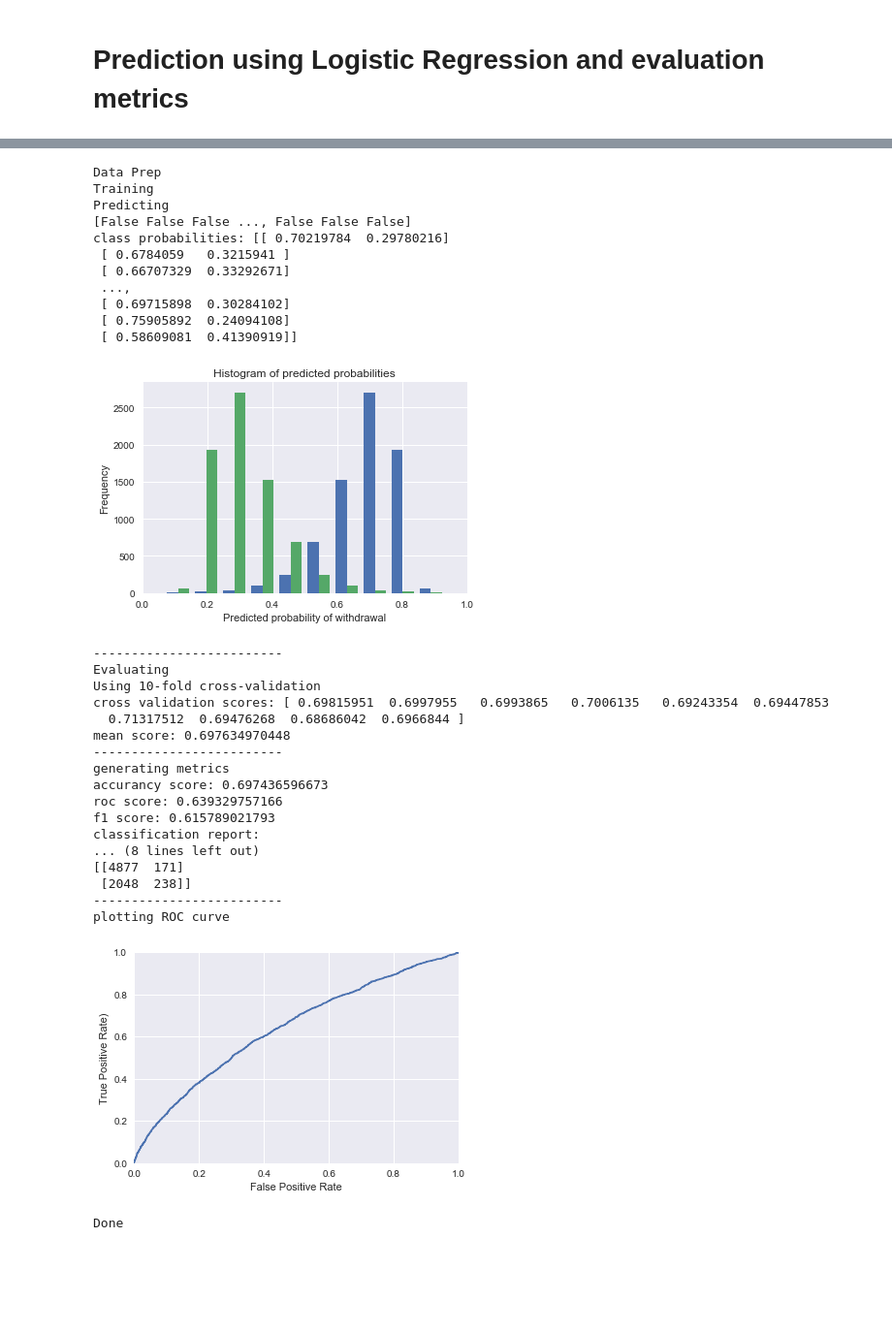
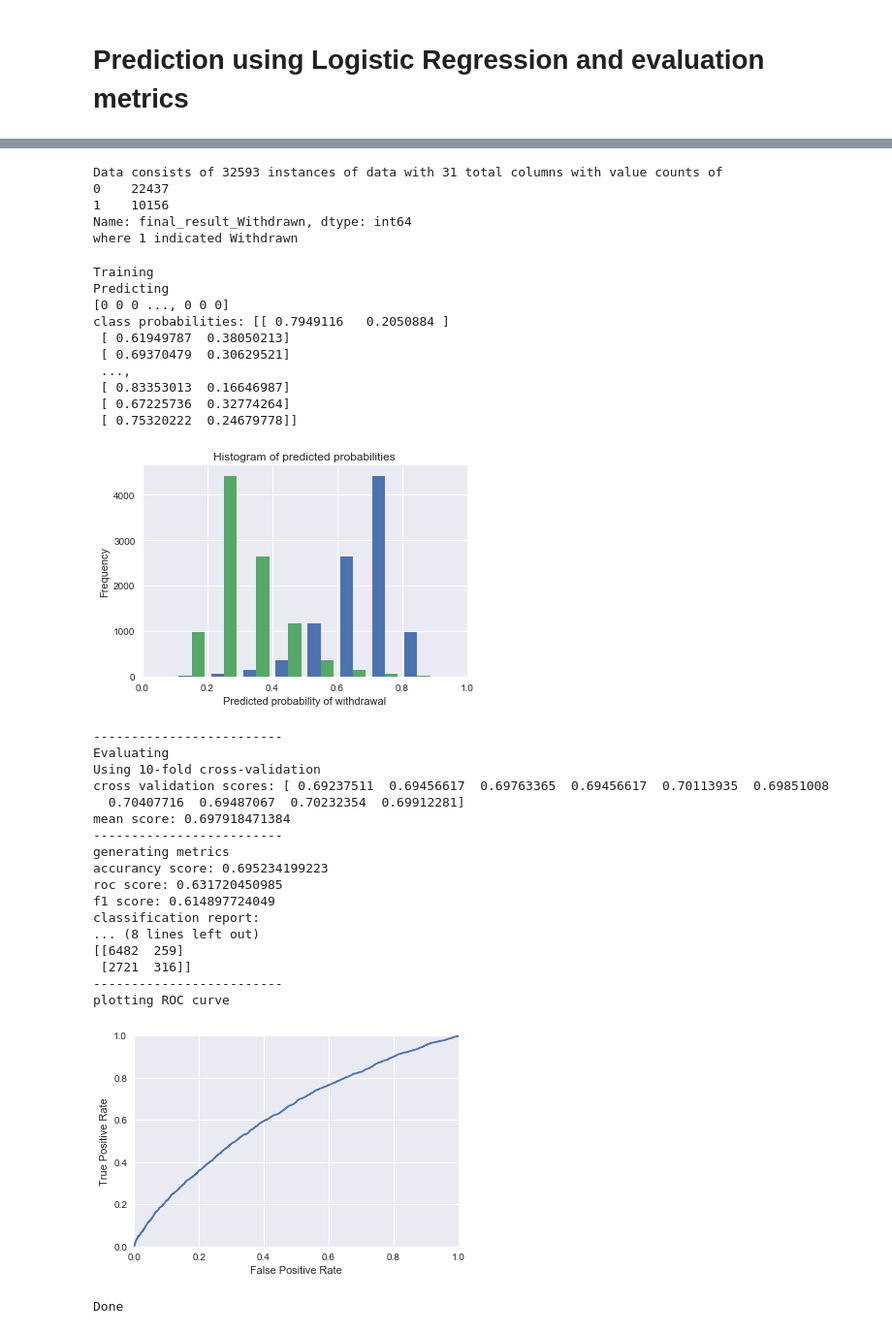
Before and after one commit to SoumyaK23/Springboard-Data-Intensive-and-Machine-Learning, a Jupyter notebook: Capstone2/OU_FinalCapstone.ipynb, the cells around one changed output, grey strips where cells are left out. Shown at 97% size. Drawn from its saved outputs; the diff is of its cells as text; code cells hidden in the pictures; blank space fills up the shorter version.

```diff
--- a/Capstone2/OU_FinalCapstone.ipynb
+++ b/Capstone2/OU_FinalCapstone.ipynb
@@ -810,10 +804,24 @@ Test accuracy: 0.696527181249
+# %%
+# Seperate target labels
+results = df_encoded['final_result_Withdrawn']
+
+features = df_encoded.drop(['code_module', 'code_presentation', 'id_student',
+        'final_result_Fail', 'final_result_Pass', 'final_result_Withdrawn'], axis=1)
+
+# Get some specifics on our dataset
+print("Data consists of {} instances of data with {} total columns with value counts of \n{}".format(
+    features.shape[0], features.shape[1], results.value_counts()))
+print("where 1 indicated Withdrawn")
+# %% [output]
+Data consists of 32593 instances of data with 31 total columns with value counts of
+0    22437
+1    10156
+Name: final_result_Withdrawn, dtype: int64
+where 1 indicated Withdrawn
+# %%
+# Split the data into a training and test set.
+X_train, X_test, y_train, y_test = train_test_split(features, results, test_size = .3, random_state=0)
 # %%
-# evaluate the model by splitting into train and test sets
-
-print('Data Prep')
-
-X_train, X_test, y_train, y_test = train_test_split(Xlr, ylr, test_size=0.3, random_state=0)
-
 print('Training')
 model2 = LogisticRegression()
 model2.fit(X_train, y_train)
@@ -837,62 +845,61 @@ print(25*'-')
 print('Evaluating')
 # evaluate the model using 10-fold cross-validation
 print('Using 10-fold cross-validation')
-scores = cross_val_score(LogisticRegression(), Xlr, ylr, scoring='accuracy', cv=10)
+scores = cross_val_score(LogisticRegression(), X_train, y_train, scoring='accuracy', cv=10)
 print('cross validation scores:',scores)
 print('mean score:',scores.mean())
 
 print(25*'-')
 # generate evaluation metrics
 print('generating metrics')
 print('accurancy score:',metrics.accuracy_score(y_test, predicted))
 print('roc score:',metrics.roc_auc_score(y_test, probs[:, 1]))
 print('f1 score:',metrics.f1_score(y_test, predicted, average='weighted'))
 print('classification report:')
 print(metrics.classification_report(y_test, predicted))
 print('confusion matrix')
 print(metrics.confusion_matrix(y_test, predicted))
 
 print(25*'-')
 # plot ROC curve
 print('plotting ROC curve')
 fpr, tpr, thresholds = metrics.roc_curve(y_test, probs[:, 1])
 plt.plot(fpr, tpr)
 plt.xlim([0.0, 1.0])
 plt.ylim([0.0, 1.0])
 plt.xlabel('False Positive Rate')
-plt.ylabel('True Positive Rate)')
+plt.ylabel('True Positive Rate')
 plt.show()
 
 print('Done')
 # %% [output]
-Data Prep
 Training
 Predicting
-[False False False ..., False False False]
-class probabilities: [[ 0.70219784  0.29780216]
- [ 0.6784059   0.3215941 ]
- [ 0.66707329  0.33292671]
+[0 0 0 ..., 0 0 0]
+class probabilities: [[ 0.7949116   0.2050884 ]
+ [ 0.61949787  0.38050213]
+ [ 0.69370479  0.30629521]
  ...,
- [ 0.69715898  0.30284102]
- [ 0.75905892  0.24094108]
- [ 0.58609081  0.41390919]]
+ [ 0.83353013  0.16646987]
+ [ 0.67225736  0.32774264]
+ [ 0.75320222  0.24679778]]
-[figure, old version]
+[figure, new version]
 -------------------------
 Evaluating
 Using 10-fold cross-validation
-cross validation scores: [ 0.69815951  0.6997955   0.6993865   0.7006135   0.69243354  0.69447853
-  0.71317512  0.69476268  0.68686042  0.6966844 ]
-mean score: 0.697634970448
+cross validation scores: [ 0.69237511  0.69456617  0.69763365  0.69456617  0.70113935  0.69851008
+  0.70407716  0.69487067  0.70232354  0.69912281]
+mean score: 0.697918471384
 -------------------------
 generating metrics
-accurancy score: 0.697436596673
-roc score: 0.639329757166
-f1 score: 0.615789021793
+accurancy score: 0.695234199223
+roc score: 0.631720450985
+f1 score: 0.614897724049
 classification report:
 ... (8 lines left out)
-[[4877  171]
- [2048  238]]
+[[6482  259]
+ [2721  316]]
 -------------------------
 plotting ROC curve
-[figure, old version]
+[figure, new version]
 Done
```
Also changed, not shown: parts of 11 cells of this notebook, 1 other file.
